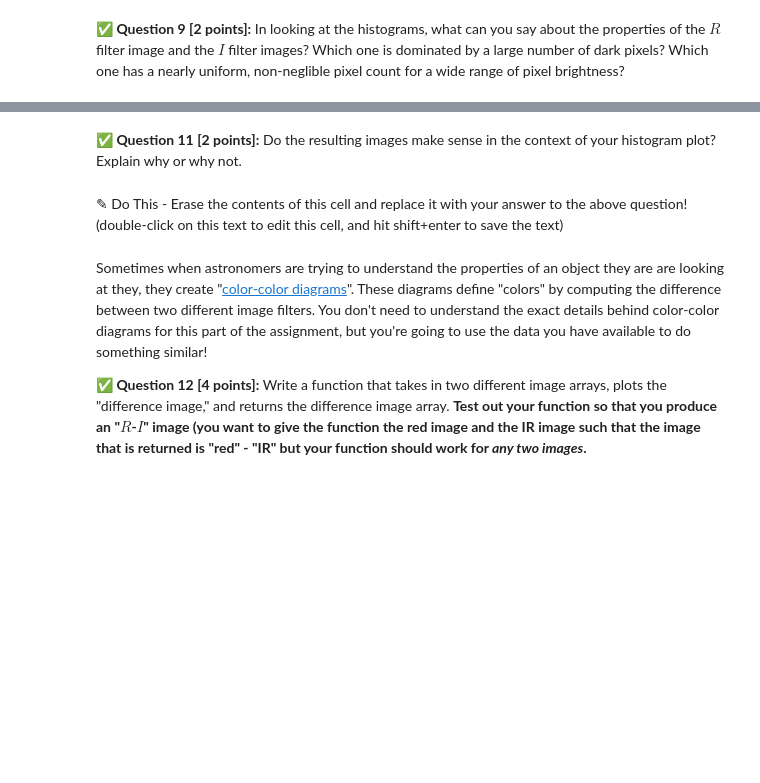
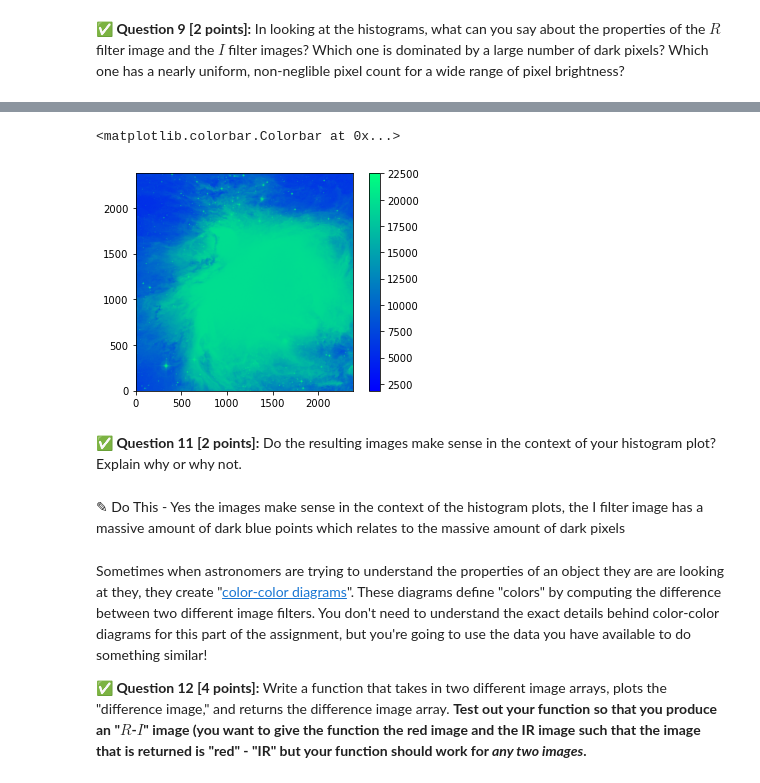
Before and after one commit to KrauseFo/cmse202-s21-turnin, a Jupyter notebook: hw-01/HW-01_GitPracticeDebuggingAndPythonPackages-STUDENT.ipynb, the cells around one changed output, grey strips where cells are left out. Saved outputs shown, nothing was run; the diff lists cells and outputs as text; code cells hidden in the pictures; blank space fills up the shorter version.

```diff
--- a/hw-01/HW-01_GitPracticeDebuggingAndPythonPackages-STUDENT.ipynb
+++ b/hw-01/HW-01_GitPracticeDebuggingAndPythonPackages-STUDENT.ipynb
@@ -250,7 +271,13 @@ Now that you have a bit of understanding about the the properties of the images
+# %%
+plt.imshow(image_data_red, origin = 'lower', cmap = 'winter')
+plt.colorbar()
+# %% [output]
+<matplotlib.colorbar.Colorbar at 0x...>
+[figure, added]
 # %% [markdown]
 **&#9989; Question 11 [2 points]:** Do the resulting images make sense in the context of your histogram plot? Explain why or why not.
-# %% [markdown]
-<font size=+3>&#9998;</font> Do This - Erase the contents of this cell and replace it with your answer to the above question!  (double-click on this text to edit this cell, and hit shift+enter to save the text)
+# %% [markdown]
+<font size=+3>&#9998;</font> Do This - Yes the images make sense in the context of the histogram plots, the I filter image has a massive amount of dark blue points which relates to the massive amount of dark pixels
 # %% [markdown]
 Sometimes when astronomers are trying to understand the properties of an object they are are looking at they, they create "[color-color diagrams](https://en.wikipedia.org/wiki/Color%E2%80%93color_diagram)". These diagrams define "colors" by computing the difference between two different image filters. You don't need to understand the exact details behind color-color diagrams for this part of the assignment, but you're going to use the data you have available to do something similar!
 
```
Also changed, not shown: parts of 12 cells of this notebook.
